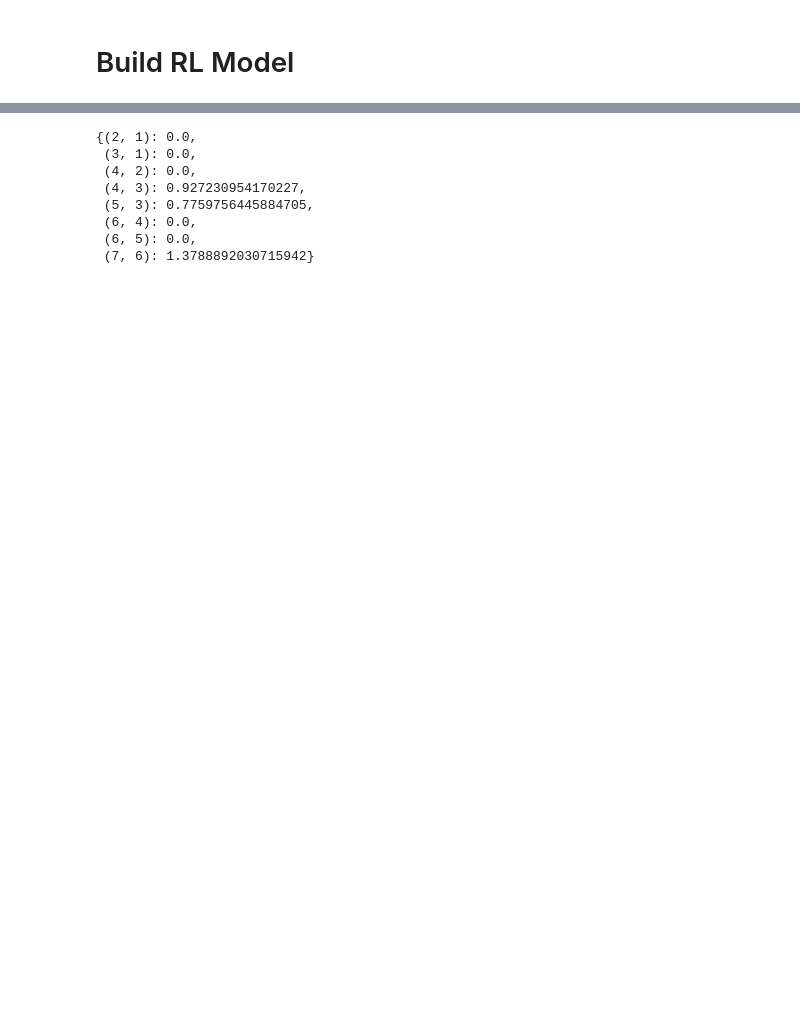
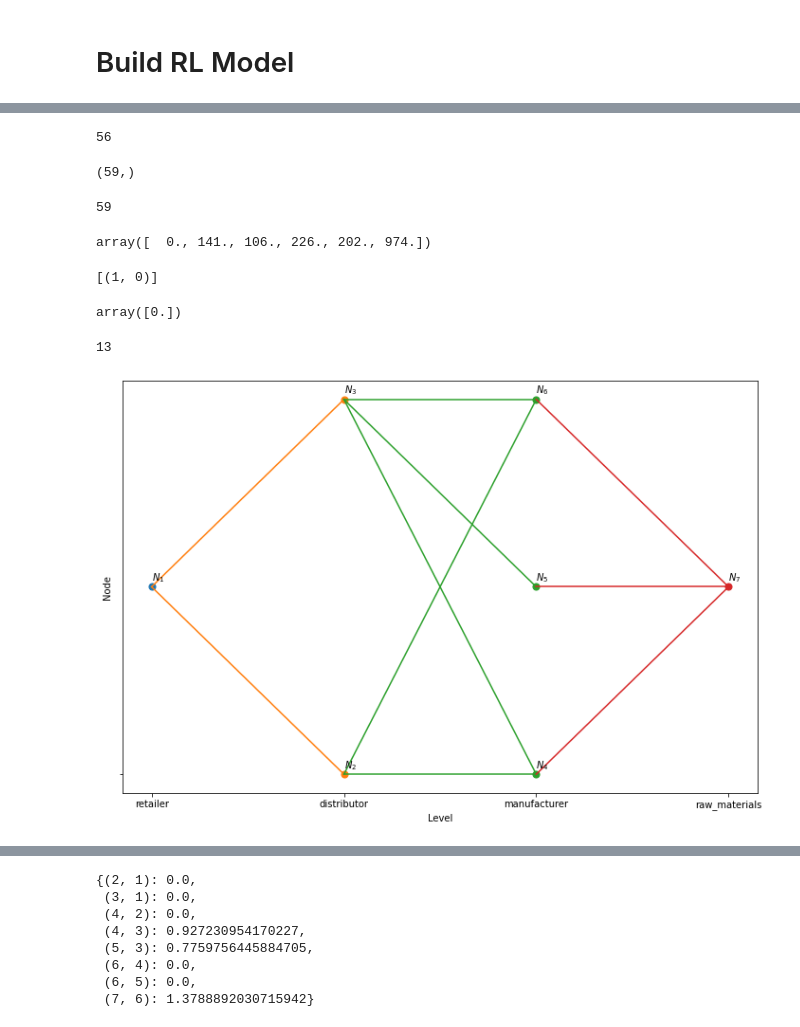
Before and after one commit to grossmann-group/or-gym, a Jupyter notebook: notebooks/multi_echelon_sc_dev1.ipynb, the cells around one changed output, grey strips where cells are left out. Drawn from its saved outputs; the diff is of its cells as text; code cells hidden in the pictures; blank space fills up the shorter version.

```diff
--- a/notebooks/multi_echelon_sc_dev1.ipynb
+++ b/notebooks/multi_echelon_sc_dev1.ipynb
@@ -8,3 +8,5 @@ import matplotlib.pyplot as plt
 # %%
 env_name = 'InvManagement-v2'
 env = or_gym.make(env_name)
+
+env.step(env.action_space.sample())
@@ -10,0 +40,11 @@ env = or_gym.make(env_name)
+# %%
+# Ensure pipeline has sufficient values for dimensions
+pipeline = []
+for p, v in zip(_pipeline, env.lead_times.values()):
+    if v == 0:
+        continue
+    if len(p) < v:
+        pipe = np.zeros(v)
+        pipe[-len(p):] += p
+    pipeline.append(pipe)
+pipeline
@@ -104,0 +224,17 @@ env.action_log.shape
+# %%
+env.adjacency_matrix = np.vstack(env.graph.edges())
+# Set node levels
+env.levels = {}
+env.levels['retailer'] = np.array([1])
+env.levels['distributor'] = np.unique(np.hstack(
+    [list(env.graph.predecessors(i)) for i in env.levels['retailer']]))
+env.levels['manufacturer'] = np.unique(np.hstack(
+    [list(env.graph.predecessors(i)) for i in env.levels['distributor']]))
+env.levels['raw_materials'] = np.unique(np.hstack(
+    [list(env.graph.predecessors(i)) for i in env.levels['manufacturer']]))
+
+env.level_col = {'retailer': 0,
+             'distributor': 1,
+             'manufacturer': 2,
+             'raw_materials': 3}
+env.levels
@@ -104,0 +246,4 @@ env.action_log.shape
+# %%
+def _update_state_():
+    return 0
+env._update_state = _update_state_
@@ -104,0 +292,42 @@ env.action_log.shape
+# %%
+pipeline_length
+# %% [output]
+56
+# %%
+pipeline = np.hstack([env.Y[k].iloc[env.period-(v):env.period].values
+ for k, v in lead_times.items()])
+node_inventory = np.hstack([env.X[n].iloc[env.period] for n in env.main_nodes])
+# pipeline.shape
+state = np.hstack([node_inventory, pipeline, demand])
+state.shape
+# %% [output]
+(59,)
+# %%
+pipeline_length = sum([env.graph.edges[e]['L']
+            if 'L' in env.graph.edges[e] else 0 for e in env.graph.edges()])
+pipeline_length + len(env.retail_links) + len(env.main_nodes)
+# %% [output]
+59
+# %%
+node_inventory = np.hstack([env.X[n].iloc[env.period] for n in env.main_nodes])
+node_inventory
+# %% [output]
+array([  0., 141., 106., 226., 202., 974.])
+# %%
+env.main_nodes
+env.retail_links
+# %% [output]
+[(1, 0)]
+# %%
+demand = np.hstack([env.D[d].iloc[env.period] for d in env.retail_links])
+demand
+# %% [output]
+array([0.])
+# %%
+env.period
+# %% [output]
+13
+# %%
+plot_network(env)
+# %% [output]
+[figure, added]
```
Also changed, not shown: parts of 24 cells of this notebook, 1 other file.
